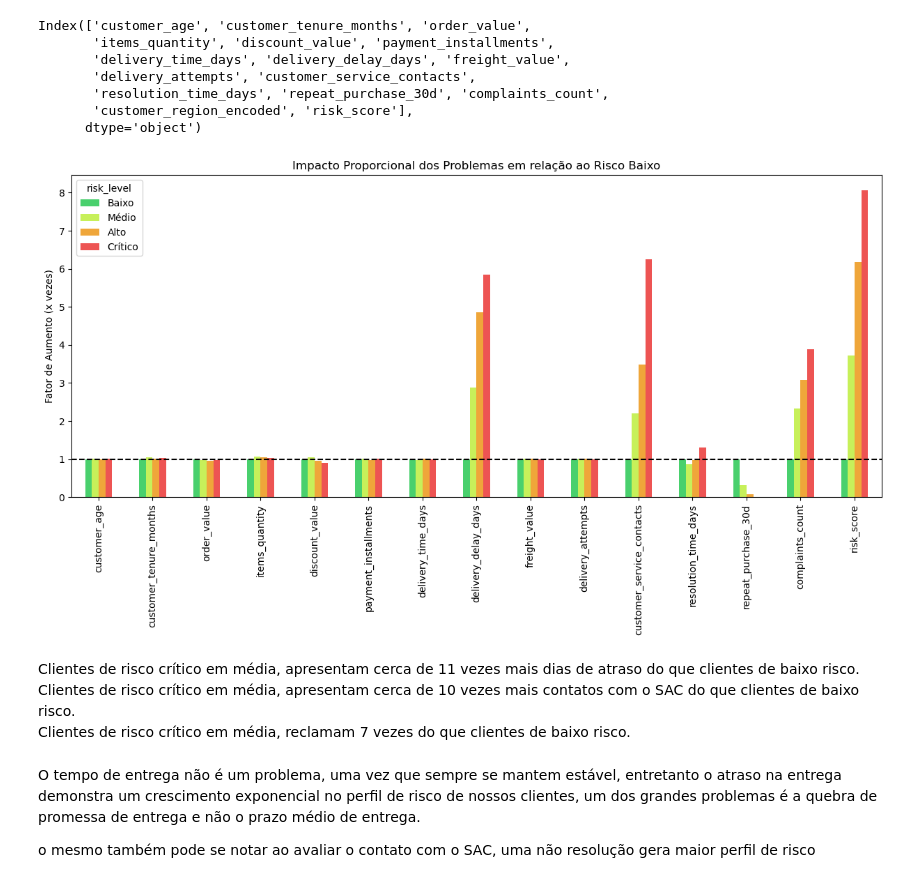
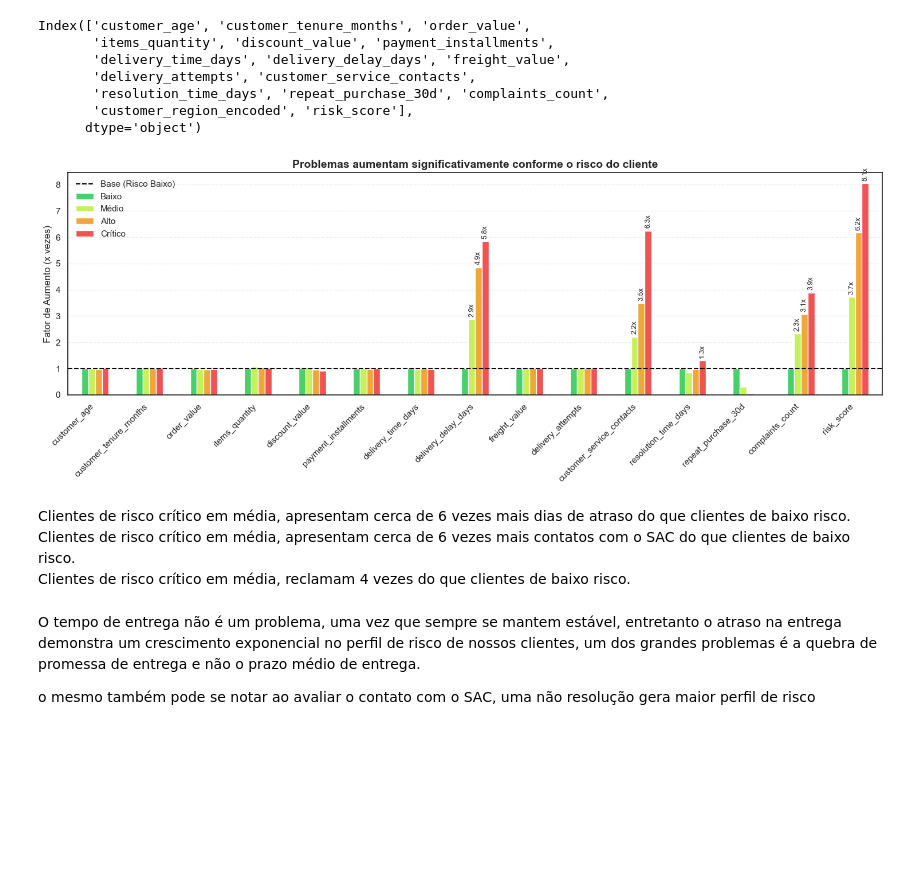
Before and after one commit to LucasRuizMartins/fiap_tech_challenge_01, a Jupyter notebook: notebooks/teach_challenge.ipynb, the cells around one changed output. Saved outputs shown, nothing was run; the diff lists cells and outputs as text; code cells hidden in the pictures; blank space fills up the shorter version.

```diff
--- a/notebooks/teach_challenge.ipynb
+++ b/notebooks/teach_challenge.ipynb
@@ -754,15 +770,3 @@ Index(['customer_age', 'customer_tenure_months', 'order_value',
        'resolution_time_days', 'repeat_purchase_30d', 'complaints_count',
        'customer_region_encoded', 'risk_score'],
       dtype='object')
-# %%
-cores_temperatura = ['#49D06D', '#C7F05A', '#EFA63A', '#ED5453']
-perfil_relativo = perfil / perfil.loc['Baixo']
-perfil_relativo = perfil_relativo.drop(columns=['customer_region_encoded'])
-
-ax = perfil_relativo.T.plot(kind='bar', figsize=(15, 6), color=cores_temperatura)
-plt.axhline(y=1, color='black', linestyle='--', label='Base (Risco Baixo)')
-plt.title('Impacto Proporcional dos Problemas em relação ao Risco Baixo')
-plt.ylabel('Fator de Aumento (x vezes)')
-plt.show()
-# %% [output]
-[figure, removed]
@@ -769,7 +827,11 @@ plt.show()
+# %%
+grafico_impacto_relativo(perfil)
+# %% [output]
+[figure, added]
 # %% [markdown]
-Clientes de risco crítico em média, apresentam cerca de 11 vezes mais dias de atraso do que clientes de baixo risco. <br>
-Clientes de risco crítico em média, apresentam cerca de 10 vezes mais contatos com o SAC do que clientes de baixo risco. <br>
-Clientes de risco crítico em média, reclamam 7 vezes do que clientes de baixo risco.<br>
+Clientes de risco crítico em média, apresentam cerca de 6 vezes mais dias de atraso do que clientes de baixo risco. <br>
+Clientes de risco crítico em média, apresentam cerca de 6 vezes mais contatos com o SAC do que clientes de baixo risco. <br>
+Clientes de risco crítico em média, reclamam 4 vezes do que clientes de baixo risco.<br>
 # %% [markdown]
 O tempo de entrega não é um problema, uma vez que sempre se mantem estável, entretanto o atraso na entrega demonstra um crescimento exponencial no perfil de risco de nossos clientes, um dos grandes problemas é a quebra de promessa de entrega e não o prazo médio de entrega.
 
```
Also changed, not shown: parts of 43 cells of this notebook, 33 other files.
